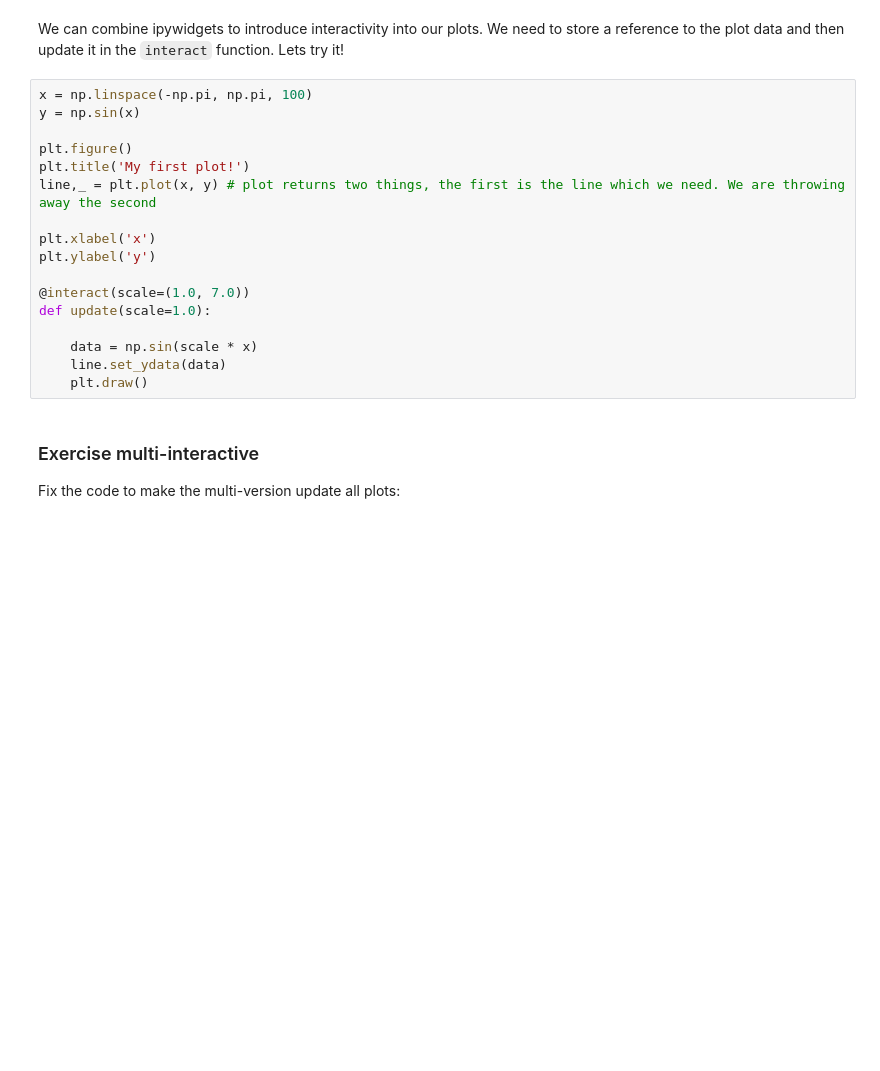
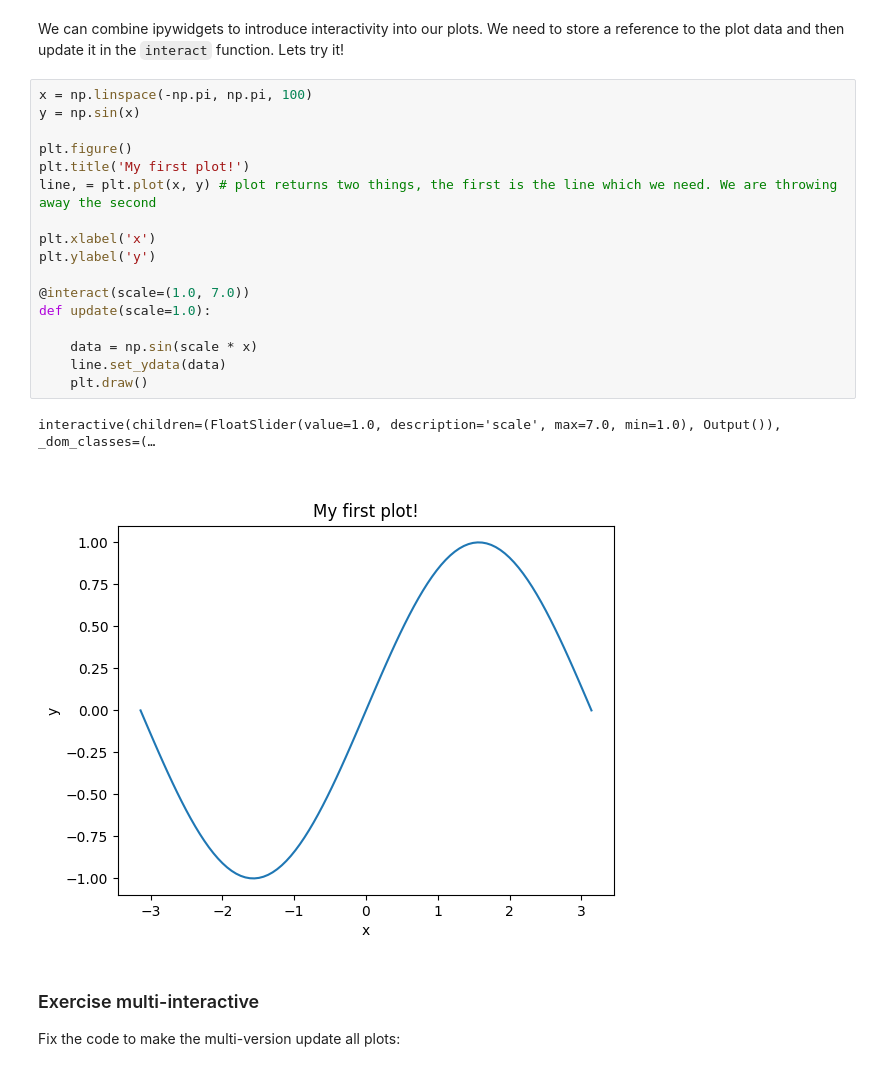
Before and after one commit to ahmed-f-alrefaie/UCLPythonCourse, a Jupyter notebook: content/notebooks/day1/Visualisation.ipynb, the cells around one changed output. Saved outputs shown, nothing was run; the diff lists cells and outputs as text; blank space fills up the shorter version.

Commit message:
Updated visualisation, uploading astropy here

```diff
--- a/content/notebooks/day1/Visualisation.ipynb
+++ b/content/notebooks/day1/Visualisation.ipynb
@@ -188,20 +205,23 @@ Lets try it!
 # %%
 x = np.linspace(-np.pi, np.pi, 100)
 y = np.sin(x)
 
 plt.figure()
 plt.title('My first plot!')
-line,_ = plt.plot(x, y) # plot returns two things, the first is the line which we need. We are throwing away the second
+line, = plt.plot(x, y) # plot returns two things, the first is the line which we need. We are throwing away the second
 
 plt.xlabel('x')
 plt.ylabel('y')
 
 @interact(scale=(1.0, 7.0))
 def update(scale=1.0):
 
     data = np.sin(scale * x)
     line.set_ydata(data)
     plt.draw()
+# %% [output]
+interactive(children=(FloatSlider(value=1.0, description='scale', max=7.0, min=1.0), Output()), _dom_classes=(…
+[figure, added]
 # %% [markdown]
 ### Exercise multi-interactive
 
```
Also changed, not shown: parts of 18 cells of this notebook, 2 other files.
